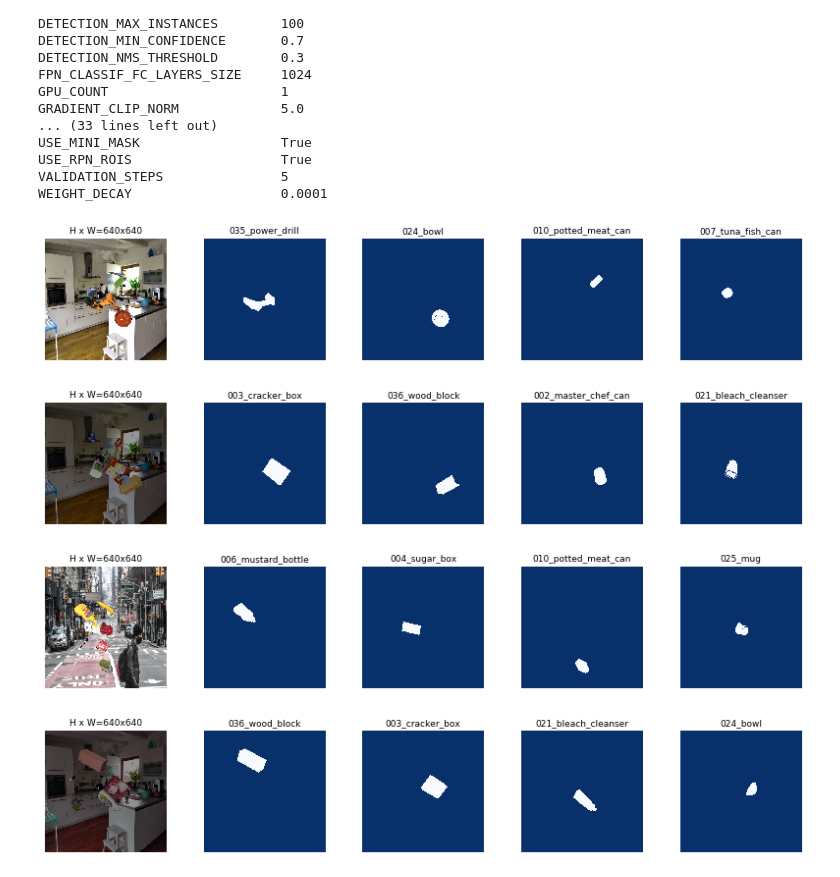
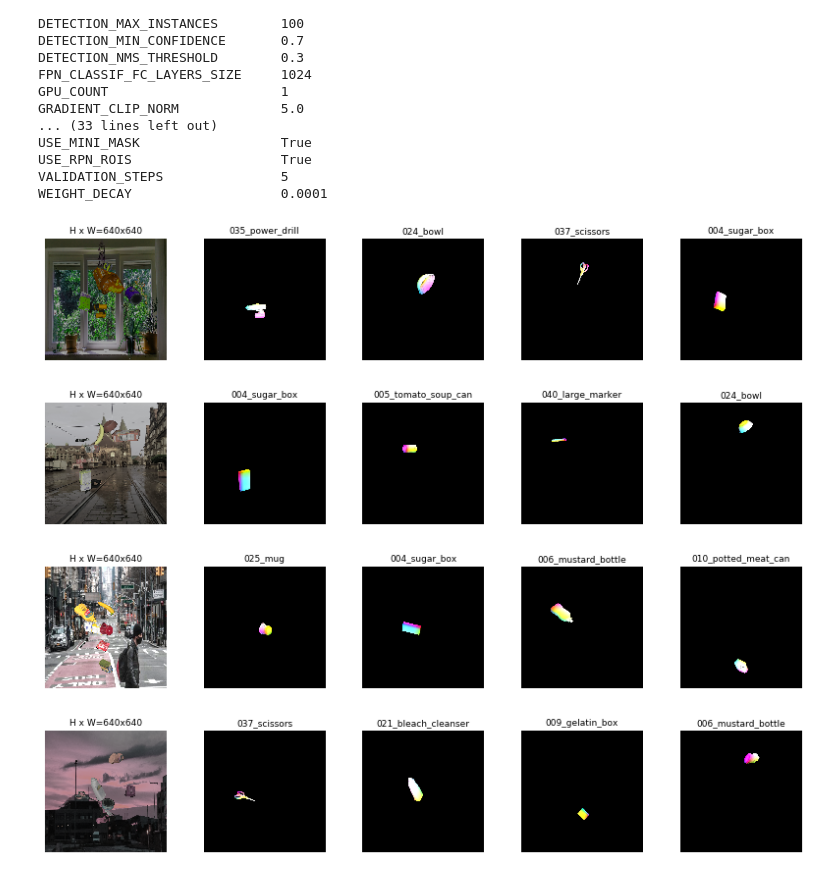
Before and after one commit to CosmosHua/Pose_Estimation, a Jupyter notebook: samples/ycbv/inspect_data.ipynb, the cells around one changed output. Cells and saved outputs as stored; diff of their text form; code cells hidden in the pictures.

```diff
--- a/samples/ycbv/inspect_data.ipynb
+++ b/samples/ycbv/inspect_data.ipynb
@@ -66,15 +66,15 @@ dataset_train.prepare()
 # %%
 # Load and display random samples
 image_ids = np.random.choice(dataset_train.image_ids, 4)
 for image_id in image_ids:
     image = dataset_train.load_image(image_id)
-    masks, class_ids = dataset_train.load_mask(image_id)
-    visualize.display_top_masks(image, masks, class_ids, dataset_train.class_names)
+    masks, class_ids = dataset_train.load_rgb_mask(image_id)
+    visualize.display_rgb_top_masks(image, masks, class_ids, dataset_train.class_names)
 # %% [output]
-[figure, old version]
+[figure, new version]
-[figure, old version]
+[figure, new version]
-[figure, old version]
+[figure, new version]
-[figure, old version]
+[figure, new version]
 # %%
 # Load random image and mask.
 image_id = random.choice(dataset_train.image_ids)
```
Also changed, not shown: parts of 1 cell of this notebook, 3 other files.
